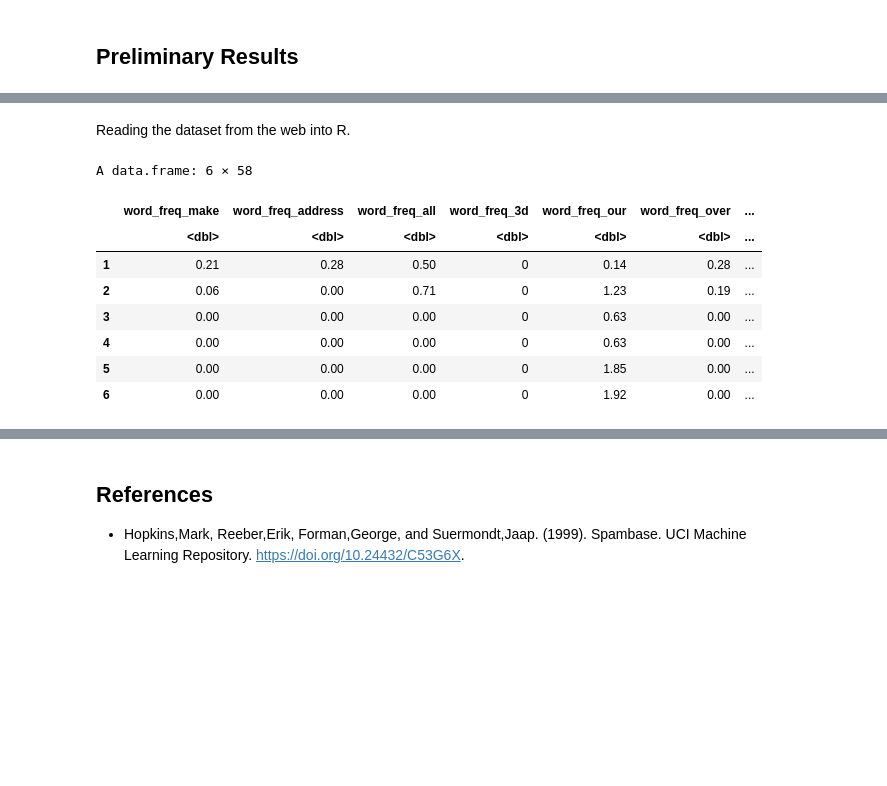
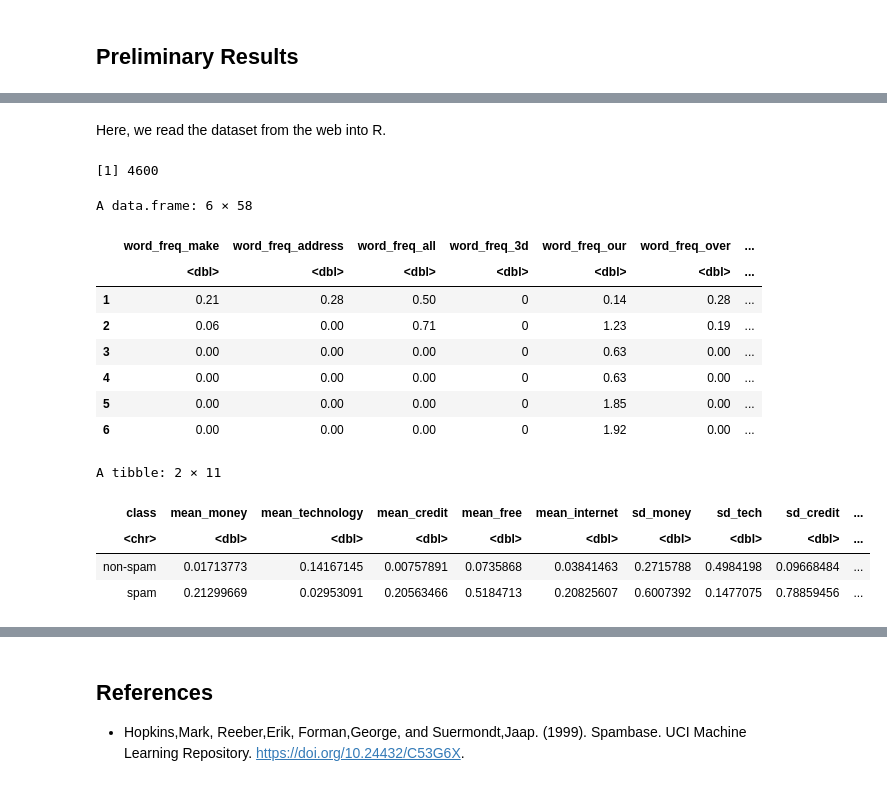
Before and after one commit to rchanpra/stat-201-project, a Jupyter notebook: project-proposal.ipynb, the cells around one changed output, grey strips where cells are left out. Cells and saved outputs as stored; diff of their text form; code cells hidden in the pictures; blank space fills up the shorter version.

```diff
--- a/project-proposal.ipynb
+++ b/project-proposal.ipynb
@@ -45,5 +34,5 @@ The following object is masked from ‘package:lubridate’:
 # %% [markdown]
-Reading the dataset from the web into R.
+Here, we read the dataset from the web into R.
 # %%
 spambase <- read.csv("https://raw.githubusercontent.com/rchanpra/stat-201-project/main/spambase/spambase.data")
 # %%
@@ -110,9 +99,11 @@ spambase <-
     spambase %>%
     mutate(class = ifelse(class == 1, "spam", "non-spam"))
 # %%
+nrow(spambase)
 head(spambase)
 # %% [output]
-A data.frame: 6 × 58
+[1] 4600
+A data.frame: 6 × 58
 |  | word_freq_make | word_freq_address | word_freq_all | word_freq_3d | word_freq_our | word_freq_over | ... |
 |  | <dbl> | <dbl> | <dbl> | <dbl> | <dbl> | <dbl> | ... |
 | 1 | 0.21 | 0.28 | 0.50 | 0 | 0.14 | 0.28 | ... |
@@ -121,3 +112,27 @@ A data.frame: 6 × 58
 | 4 | 0.00 | 0.00 | 0.00 | 0 | 0.63 | 0.00 | ... |
 | 5 | 0.00 | 0.00 | 0.00 | 0 | 1.85 | 0.00 | ... |
 | 6 | 0.00 | 0.00 | 0.00 | 0 | 1.92 | 0.00 | ... |
+# %%
+# Considering that the dataset is essentially a sample from the larger population of spam email,
+# computing the mean and standard deviation of the word frequencies for each class is essentially producing point estimates for each of these
+spambase_selected <- spambase |> select(word_freq_money, word_freq_technology, word_freq_credit, word_freq_free, word_freq_internet,class)
+spambase_stats <- spambase_selected |>
+    group_by(class) |>
+    summarize(mean_money = mean(word_freq_money),
+              mean_technology = mean(word_freq_technology),
+                mean_credit = mean(word_freq_credit),
+                mean_free = mean(word_freq_free),
+                mean_internet = mean(word_freq_internet),
+                sd_money = sd(word_freq_money),
+                sd_tech = sd(word_freq_technology),
+                sd_credit = sd(word_freq_credit),
+                sd_free = sd(word_freq_free),
+                sd_internet = sd(word_freq_internet)) # CITATION NEEDED: GitHub Copilot, for the repetitive task of summarizing all these different variables after I filled out the first few
+
+spambase_stats
+# %% [output]
+A tibble: 2 × 11
+| class | mean_money | mean_technology | mean_credit | mean_free | mean_internet | sd_money | sd_tech | sd_credit | ... |
+| <chr> | <dbl> | <dbl> | <dbl> | <dbl> | <dbl> | <dbl> | <dbl> | <dbl> | ... |
+| non-spam | 0.01713773 | 0.14167145 | 0.00757891 | 0.0735868 | 0.03841463 | 0.2715788 | 0.4984198 | 0.09668484 | ... |
+| spam | 0.21299669 | 0.02953091 | 0.20563466 | 0.5184713 | 0.20825607 | 0.6007392 | 0.1477075 | 0.78859456 | ... |
```
Also changed, not shown: parts of 10 cells of this notebook.
